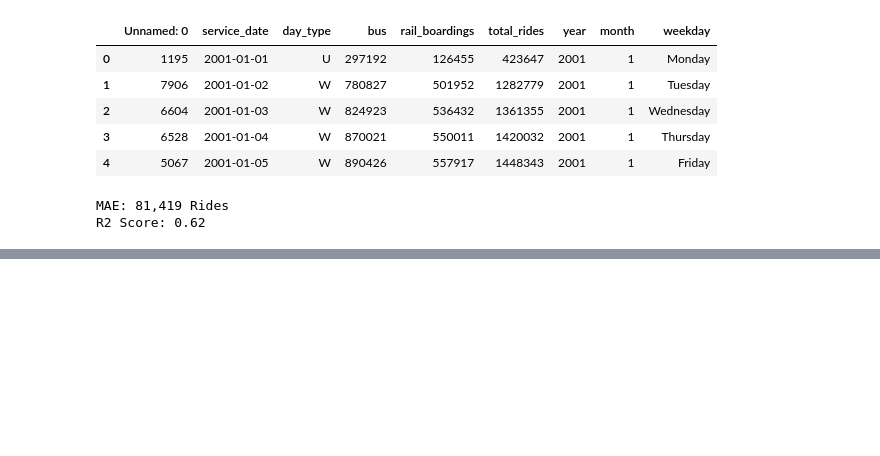
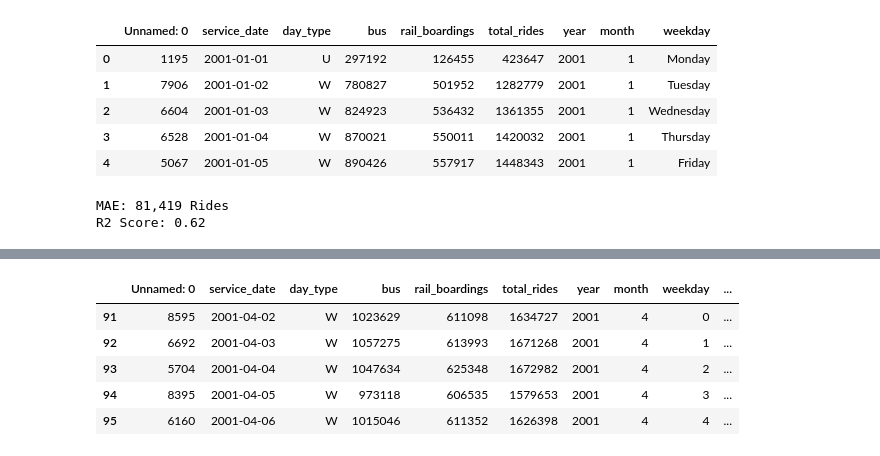
Before and after one commit to JulianGut2/CTA-Ridership-Analysis, a Jupyter notebook: notebooks/Model Training.ipynb, the cells around one changed output, grey strips where cells are left out. Saved outputs shown, nothing was run; the diff lists cells and outputs as text; code cells hidden in the pictures; blank space fills up the shorter version.

```diff
--- a/notebooks/Model Training.ipynb
+++ b/notebooks/Model Training.ipynb
@@ -49,0 +69,19 @@ R2 Score: 0.62
+# %%
+# Take some data about the day time
+df["is_weekend"] = df["weekday"].isin([5,6]).astype(int)
+df["is_holiday"] = df["day_type"].isin(["U"]).astype(int)
+
+# Rolling averages data
+df["rolling_avg_7"] = df["total_rides"].rolling(7).mean()
+df["rolling_avg_30"] = df["total_rides"].rolling(30).mean()
+df = df.dropna()
+
+# Take another peek at our new and (hopefully) improved dataset
+df.head()
+# %% [output]
+|  | Unnamed: 0 | service_date | day_type | bus | rail_boardings | total_rides | year | month | weekday | ... |
+| 91 | 8595 | 2001-04-02 | W | 1023629 | 611098 | 1634727 | 2001 | 4 | 0 | ... |
+| 92 | 6692 | 2001-04-03 | W | 1057275 | 613993 | 1671268 | 2001 | 4 | 1 | ... |
+| 93 | 5704 | 2001-04-04 | W | 1047634 | 625348 | 1672982 | 2001 | 4 | 2 | ... |
+| 94 | 8395 | 2001-04-05 | W | 973118 | 606535 | 1579653 | 2001 | 4 | 3 | ... |
+| 95 | 6160 | 2001-04-06 | W | 1015046 | 611352 | 1626398 | 2001 | 4 | 4 | ... |
```
Also changed, not shown: parts of 7 cells of this notebook.
